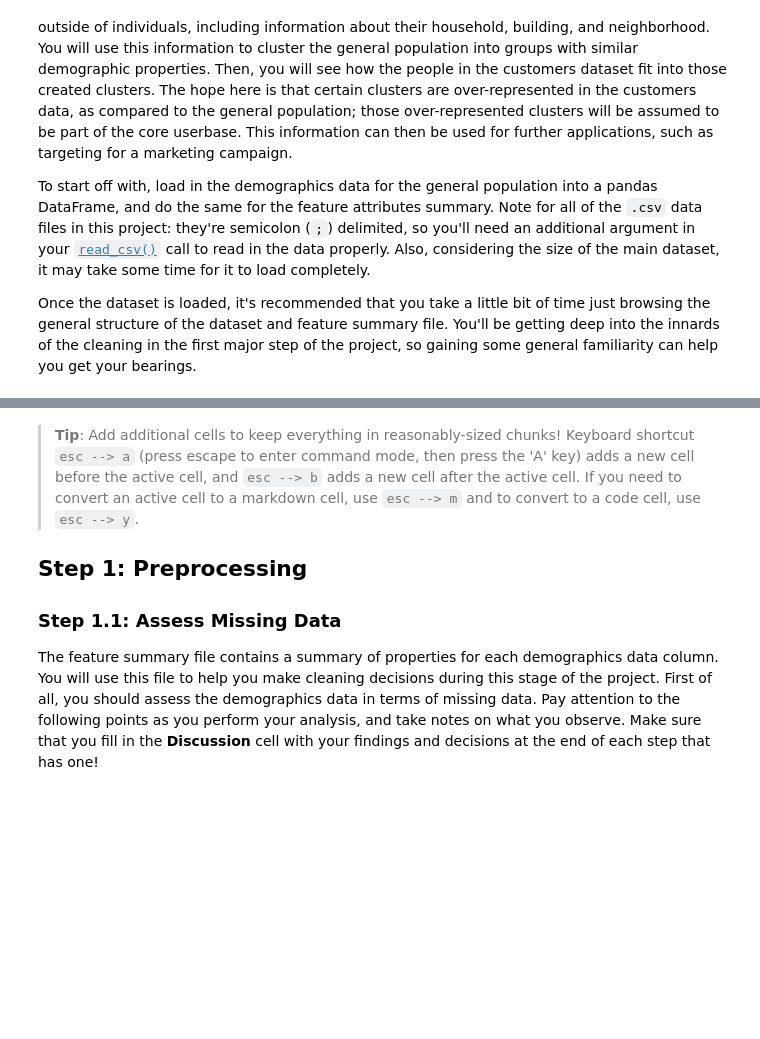
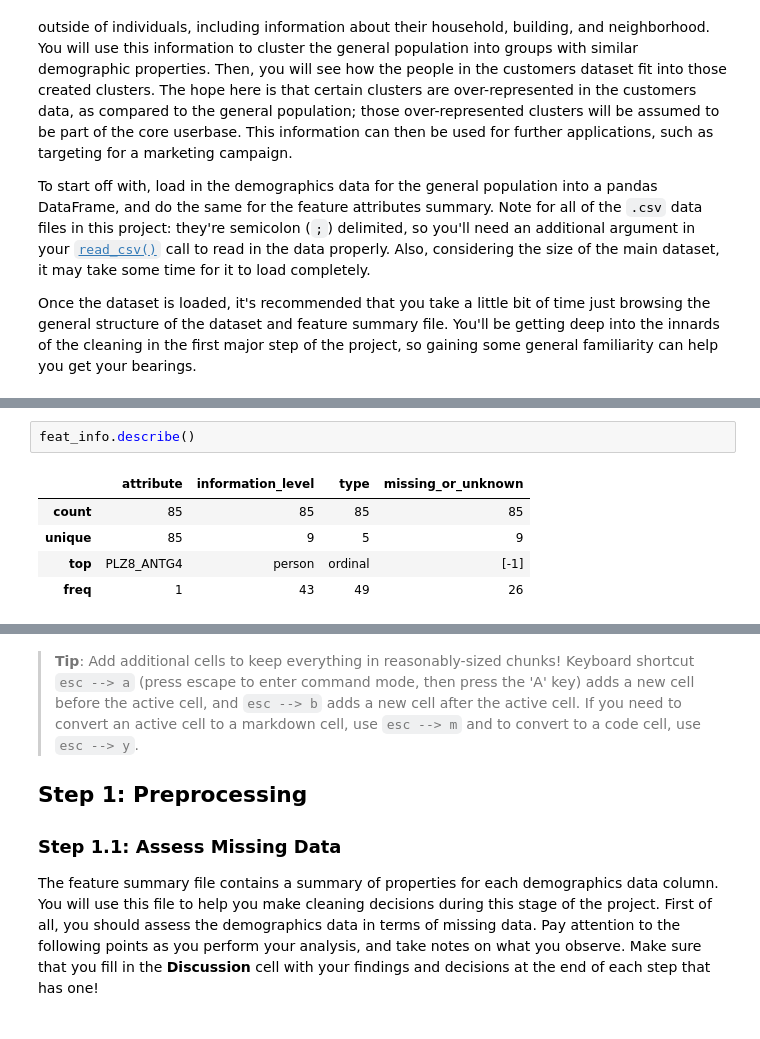
Before and after one commit to AhmedAlsudairi/Identify-Customer-Segments, a Jupyter notebook: Identify_Customer_Segments.ipynb, the cells around one changed output, grey strips where cells are left out. Cells and saved outputs as stored; diff of their text form; blank space fills up the shorter version.

```diff
--- a/Identify_Customer_Segments.ipynb
+++ b/Identify_Customer_Segments.ipynb
@@ -51,0 +103,8 @@ feat_info =
+# %%
+feat_info.describe()
+# %% [output]
+|  | attribute | information_level | type | missing_or_unknown |
+| count | 85 | 85 | 85 | 85 |
+| unique | 85 | 9 | 5 | 9 |
+| top | PLZ8_ANTG4 | person | ordinal | [-1] |
+| freq | 1 | 43 | 49 | 26 |
```
Also changed, not shown: parts of 6 cells of this notebook.
